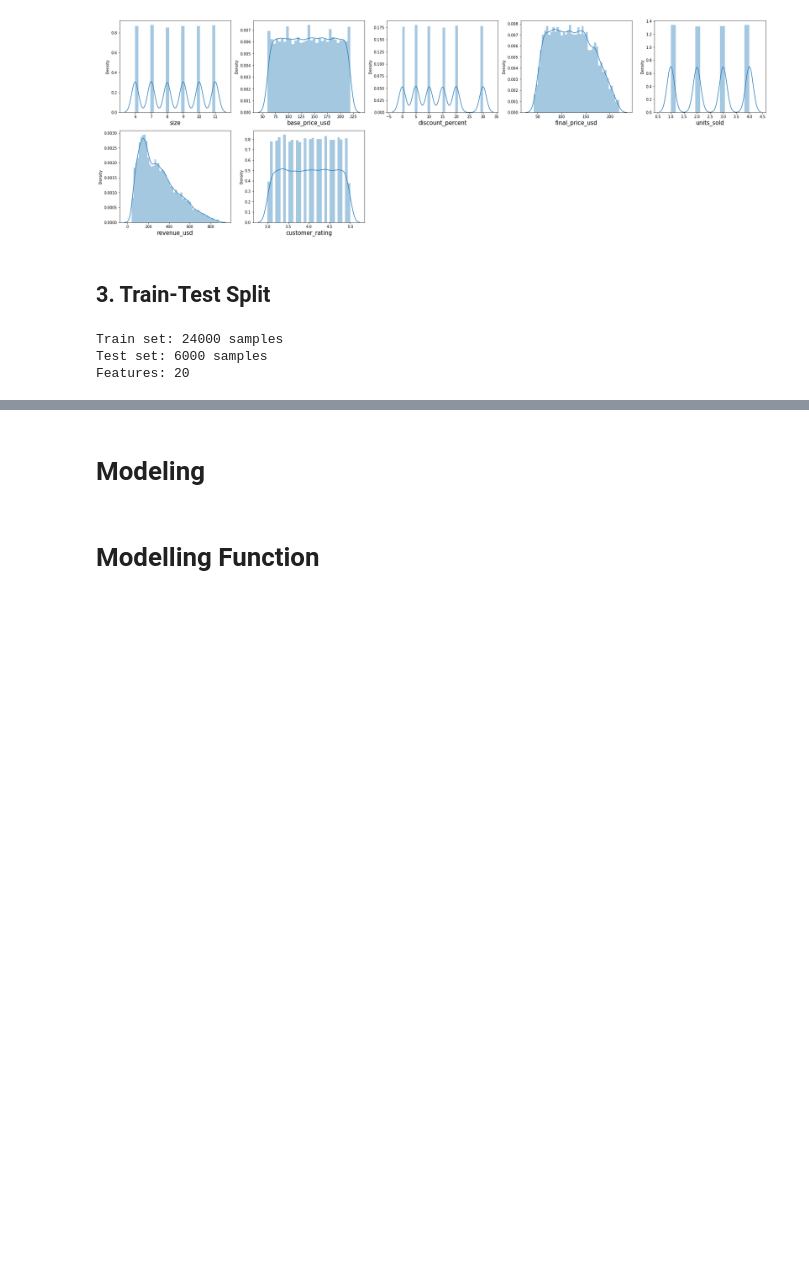
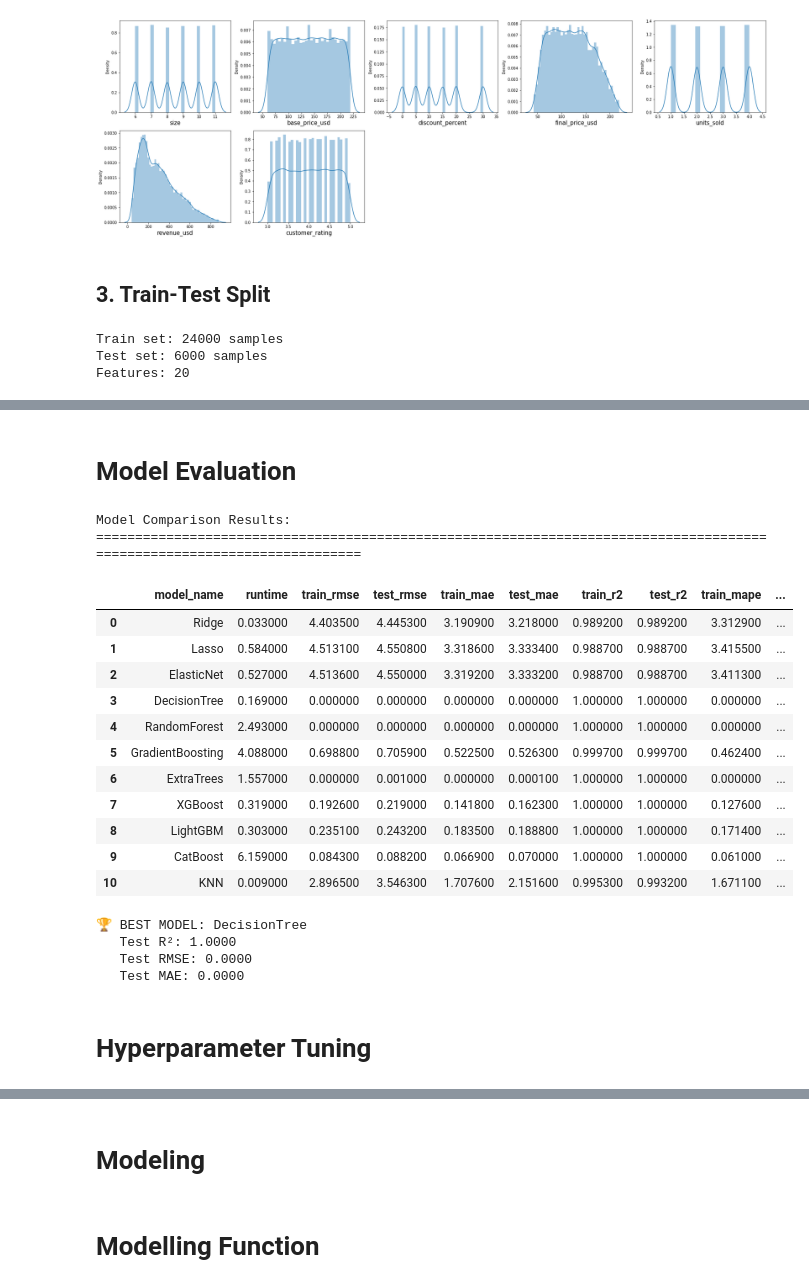
Before and after one commit to Fuady/sport_footware_price_prediction, a Jupyter notebook: notebook.ipynb, the cells around one changed output, grey strips where cells are left out. Cells and saved outputs as stored; diff of their text form; code cells hidden in the pictures; blank space fills up the shorter version.

```diff
--- a/notebook.ipynb
+++ b/notebook.ipynb
@@ -320,0 +391,79 @@ Features: 20
+# %% [markdown]
+# Model Evaluation
+# %%
+rows = []
+
+for res in model_results:
+    # Metrics
+    train_rmse = np.sqrt(mean_squared_error(res['y_train'], res['y_train_pred']))
+    test_rmse = np.sqrt(mean_squared_error(res['y_test'], res['y_test_pred']))
+
+    train_mae = mean_absolute_error(res['y_train'], res['y_train_pred'])
+    test_mae = mean_absolute_error(res['y_test'], res['y_test_pred'])
+
+    train_r2 = r2_score(res['y_train'], res['y_train_pred'])
+    test_r2 = r2_score(res['y_test'], res['y_test_pred'])
+
+    try:
+        train_mape = mean_absolute_percentage_error(res['y_train'], res['y_train_pred']) * 100
+        test_mape = mean_absolute_percentage_error(res['y_test'], res['y_test_pred']) * 100
+    except:
+        train_mape = np.nan
+        test_mape = np.nan
+
+    diff_r2 = train_r2 - test_r2
+    is_overfitting = diff_r2 > 0.15
+
+    rows.append({
+        "model_name": res["model_name"],
+        "runtime": round(res["runtime"], 3),
+        "train_rmse": round(train_rmse, 4),
+        "test_rmse": round(test_rmse, 4),
+        "train_mae": round(train_mae, 4),
+        "test_mae": round(test_mae, 4),
+        "train_r2": round(train_r2, 4),
+        "test_r2": round(test_r2, 4),
+        "train_mape": round(train_mape, 4),
+        "test_mape": round(test_mape, 4),
+        "r2_diff": round(diff_r2, 4),
+        "is_overfitting": is_overfitting
+    })
+
+results_df = pd.DataFrame(rows)
+
+# Mark best model
+best_idx = results_df["test_r2"].idxmax()
+results_df["is_best_model"] = False
+results_df.loc[best_idx, "is_best_model"] = True
+
+print("Model Comparison Results:")
+print("="*120)
+display(results_df.style.highlight_max(subset=['test_r2'], color='lightgreen')
+                         .highlight_min(subset=['test_rmse', 'test_mae'], color='lightgreen'))
+
+best_model_name = results_df.loc[best_idx, "model_name"]
+print(f"\n🏆 BEST MODEL: {best_model_name}")
+print(f"   Test R²: {results_df.loc[best_idx, 'test_r2']:.4f}")
+print(f"   Test RMSE: {results_df.loc[best_idx, 'test_rmse']:.4f}")
+print(f"   Test MAE: {results_df.loc[best_idx, 'test_mae']:.4f}")
+# %% [output]
+Model Comparison Results:
+========================================================================================================================
+|  | model_name | runtime | train_rmse | test_rmse | train_mae | test_mae | train_r2 | test_r2 | train_mape | ... |
+| 0 | Ridge | 0.033000 | 4.403500 | 4.445300 | 3.190900 | 3.218000 | 0.989200 | 0.989200 | 3.312900 | ... |
+| 1 | Lasso | 0.584000 | 4.513100 | 4.550800 | 3.318600 | 3.333400 | 0.988700 | 0.988700 | 3.415500 | ... |
+| 2 | ElasticNet | 0.527000 | 4.513600 | 4.550000 | 3.319200 | 3.333200 | 0.988700 | 0.988700 | 3.411300 | ... |
+| 3 | DecisionTree | 0.169000 | 0.000000 | 0.000000 | 0.000000 | 0.000000 | 1.000000 | 1.000000 | 0.000000 | ... |
+| 4 | RandomForest | 2.493000 | 0.000000 | 0.000000 | 0.000000 | 0.000000 | 1.000000 | 1.000000 | 0.000000 | ... |
+| 5 | GradientBoosting | 4.088000 | 0.698800 | 0.705900 | 0.522500 | 0.526300 | 0.999700 | 0.999700 | 0.462400 | ... |
+| 6 | ExtraTrees | 1.557000 | 0.000000 | 0.001000 | 0.000000 | 0.000100 | 1.000000 | 1.000000 | 0.000000 | ... |
+| 7 | XGBoost | 0.319000 | 0.192600 | 0.219000 | 0.141800 | 0.162300 | 1.000000 | 1.000000 | 0.127600 | ... |
+| 8 | LightGBM | 0.303000 | 0.235100 | 0.243200 | 0.183500 | 0.188800 | 1.000000 | 1.000000 | 0.171400 | ... |
+| 9 | CatBoost | 6.159000 | 0.084300 | 0.088200 | 0.066900 | 0.070000 | 1.000000 | 1.000000 | 0.061000 | ... |
+| 10 | KNN | 0.009000 | 2.896500 | 3.546300 | 1.707600 | 2.151600 | 0.995300 | 0.993200 | 1.671100 | ... |
+🏆 BEST MODEL: DecisionTree
+   Test R²: 1.0000
+   Test RMSE: 0.0000
+   Test MAE: 0.0000
+# %% [markdown]
+# Hyperparameter Tuning
```
Also changed, not shown: parts of 12 cells of this notebook.
